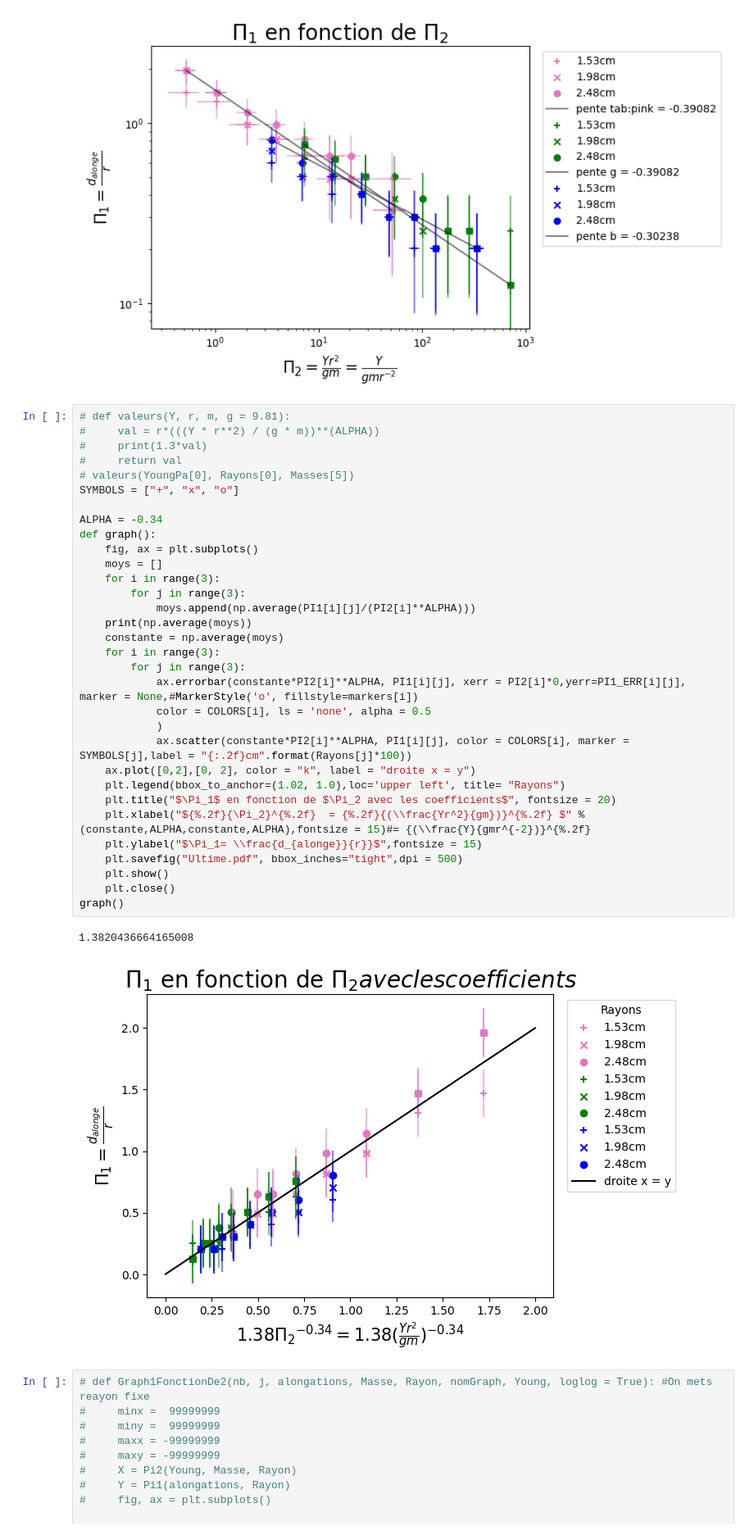
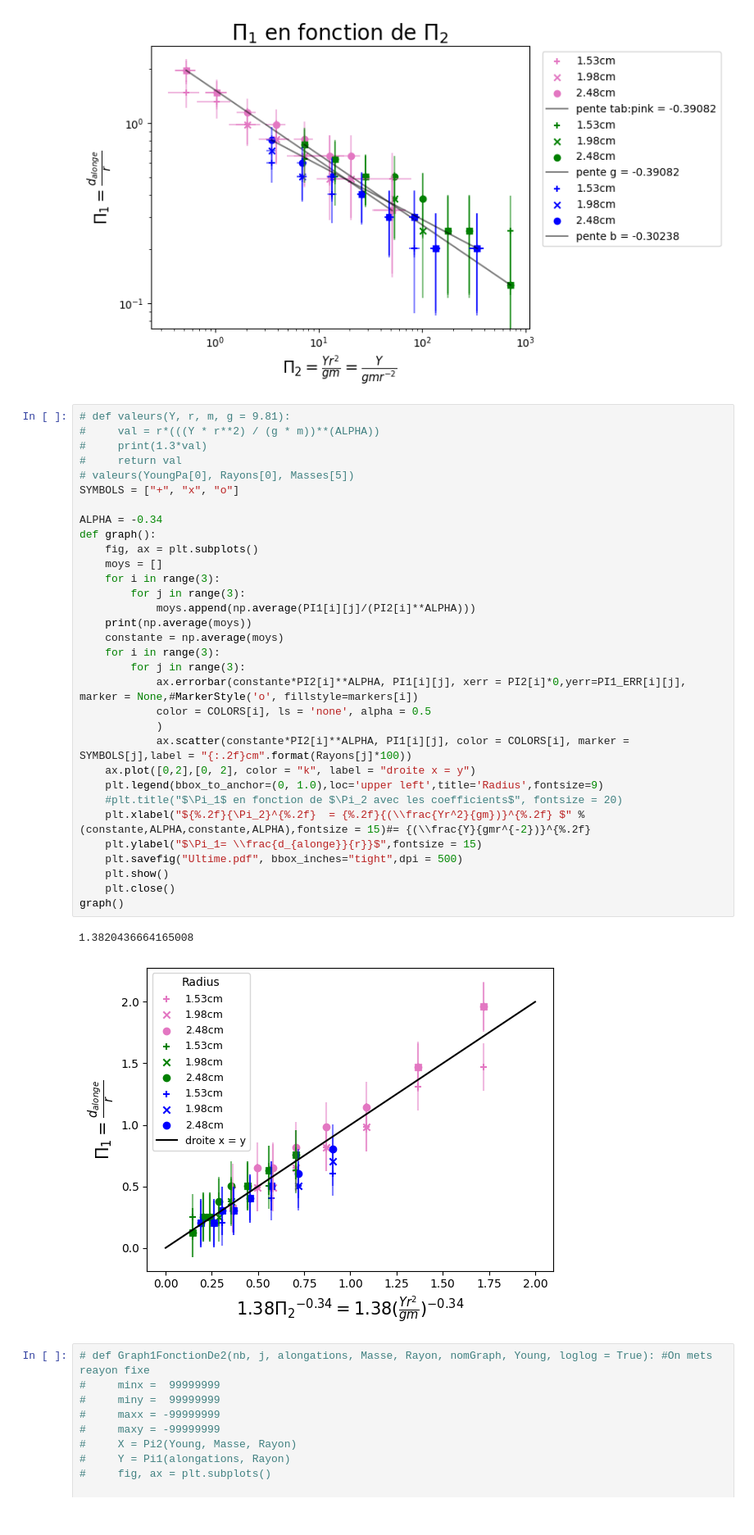
Before and after one commit to erdicn/ContactDeHertz, a Jupyter notebook: Hertz.ipynb, the cells around one changed output. Shown at 82% size. Drawn from its saved outputs; the diff is of its cells as text.

```diff
--- a/Hertz.ipynb
+++ b/Hertz.ipynb
@@ -234,36 +234,36 @@ Erreur Pi1 : [0.11112955 0.11112955 0.11639252 0.11639252 0.12165549 0.12691845
 #     val = r*(((Y * r**2) / (g * m))**(ALPHA))
 #     print(1.3*val)
 #     return val
 # valeurs(YoungPa[0], Rayons[0], Masses[5])
 SYMBOLS = ["+", "x", "o"]
 
 ALPHA = -0.34
 def graph():
     fig, ax = plt.subplots()
     moys = []
     for i in range(3):
         for j in range(3):
             moys.append(np.average(PI1[i][j]/(PI2[i]**ALPHA)))
     print(np.average(moys))
     constante = np.average(moys)
     for i in range(3):
         for j in range(3):
             ax.errorbar(constante*PI2[i]**ALPHA, PI1[i][j], xerr = PI2[i]*0,yerr=PI1_ERR[i][j], marker = None,#MarkerStyle('o', fillstyle=markers[i])
             color = COLORS[i], ls = 'none', alpha = 0.5
             )
             ax.scatter(constante*PI2[i]**ALPHA, PI1[i][j], color = COLORS[i], marker = SYMBOLS[j],label = "{:.2f}cm".format(Rayons[j]*100))
     ax.plot([0,2],[0, 2], color = "k", label = "droite x = y")
-    plt.legend(bbox_to_anchor=(1.02, 1.0),loc='upper left', title= "Rayons")
-    plt.title("$\Pi_1$ en fonction de $\Pi_2 avec les coefficients$", fontsize = 20)
+    plt.legend(bbox_to_anchor=(0, 1.0),loc='upper left',title='Radius',fontsize=9)
+    #plt.title("$\Pi_1$ en fonction de $\Pi_2 avec les coefficients$", fontsize = 20)
     plt.xlabel("${%.2f}{\Pi_2}^{%.2f}  = {%.2f}{(\\frac{Yr^2}{gm})}^{%.2f} $" %(constante,ALPHA,constante,ALPHA),fontsize = 15)#= {(\\frac{Y}{gmr^{-2})}^{%.2f}
     plt.ylabel("$\Pi_1= \\frac{d_{alonge}}{r}}$",fontsize = 15)
     plt.savefig("Ultime.pdf", bbox_inches="tight",dpi = 500)
     plt.show()
     plt.close()
 graph()
 # %% [output]
 1.3820436664165008
-[figure, old version]
+[figure, new version]
 # %%
 # def Graph1FonctionDe2(nb, j, alongations, Masse, Rayon, nomGraph, Young, loglog = True): #On mets reayon fixe
 #     minx =  99999999
```
Also changed, not shown: 2 other files.
